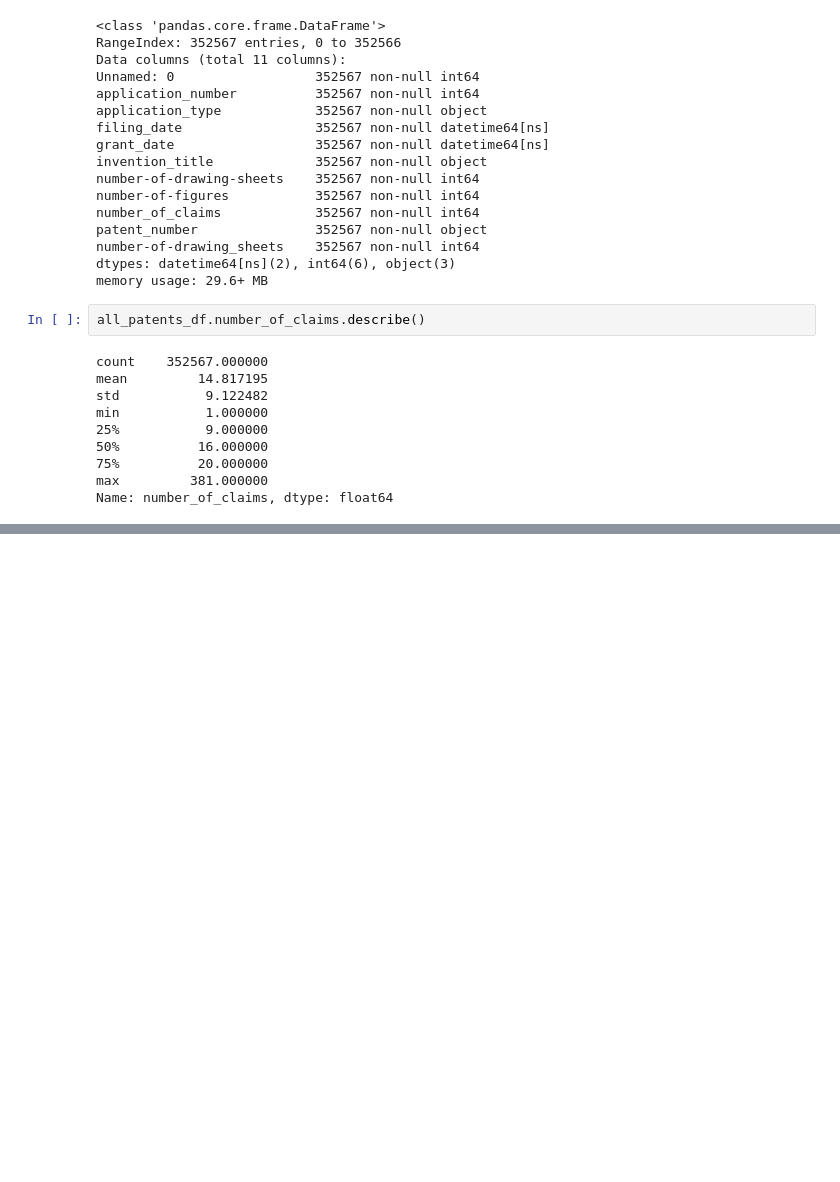
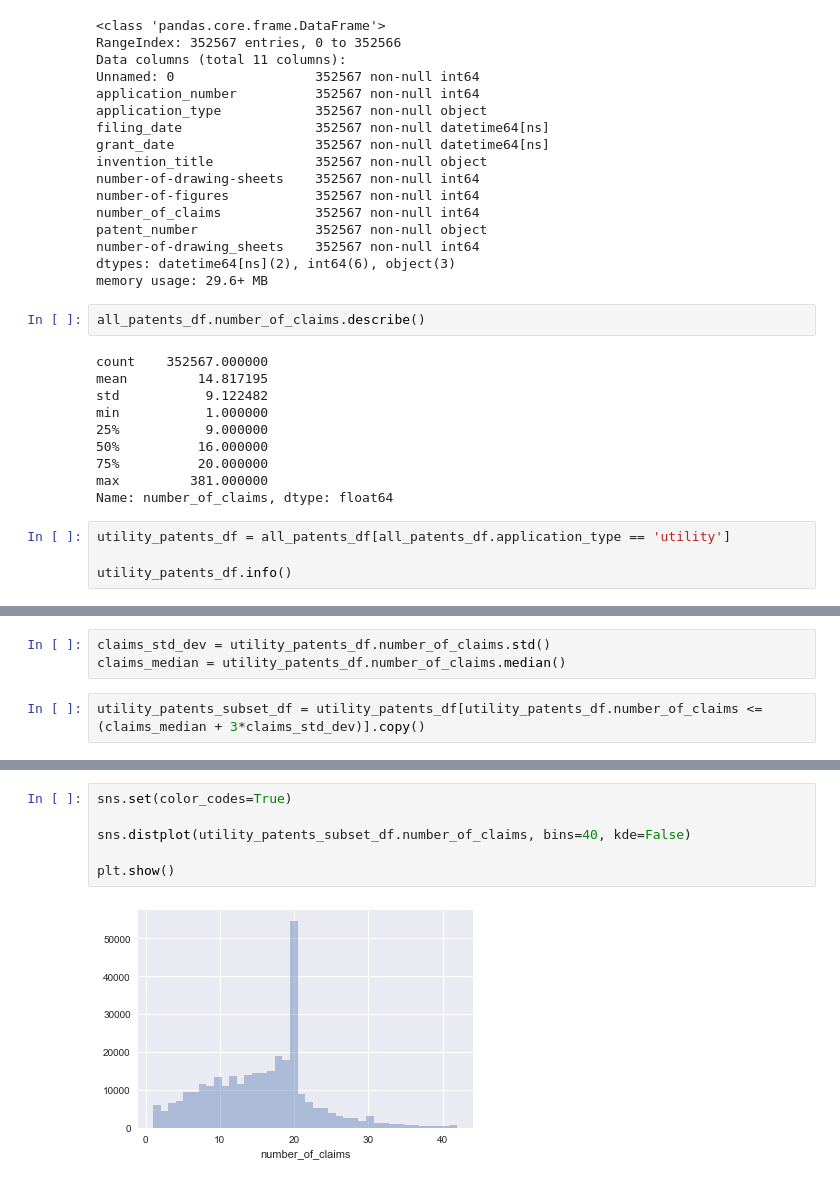
Before and after one commit to jayclare/2017_patent_grants_analytics, a Jupyter notebook: jupyter_notebooks/data_storytelling.ipynb, the cells around one changed output, grey strips where cells are left out. Drawn from its saved outputs; the diff is of its cells as text; blank space fills up the shorter version.

```diff
--- a/jupyter_notebooks/data_storytelling.ipynb
+++ b/jupyter_notebooks/data_storytelling.ipynb
@@ -61,3 +63,7 @@ min           1.000000
 75%          20.000000
 max         381.000000
 Name: number_of_claims, dtype: float64
+# %%
+utility_patents_df = all_patents_df[all_patents_df.application_type == 'utility']
+
+utility_patents_df.info()
@@ -63,0 +103,5 @@ Name: number_of_claims, dtype: float64
+# %%
+claims_std_dev = utility_patents_df.number_of_claims.std()
+claims_median = utility_patents_df.number_of_claims.median()
+# %%
+utility_patents_subset_df = utility_patents_df[utility_patents_df.number_of_claims <= (claims_median + 3*claims_std_dev)].copy()
@@ -63,0 +127,8 @@ Name: number_of_claims, dtype: float64
+# %%
+sns.set(color_codes=True)
+
+sns.distplot(utility_patents_subset_df.number_of_claims, bins=40, kde=False)
+
+plt.show()
+# %% [output]
+[figure, added]
```
Also changed, not shown: parts of 18 cells of this notebook, 1 other file.
